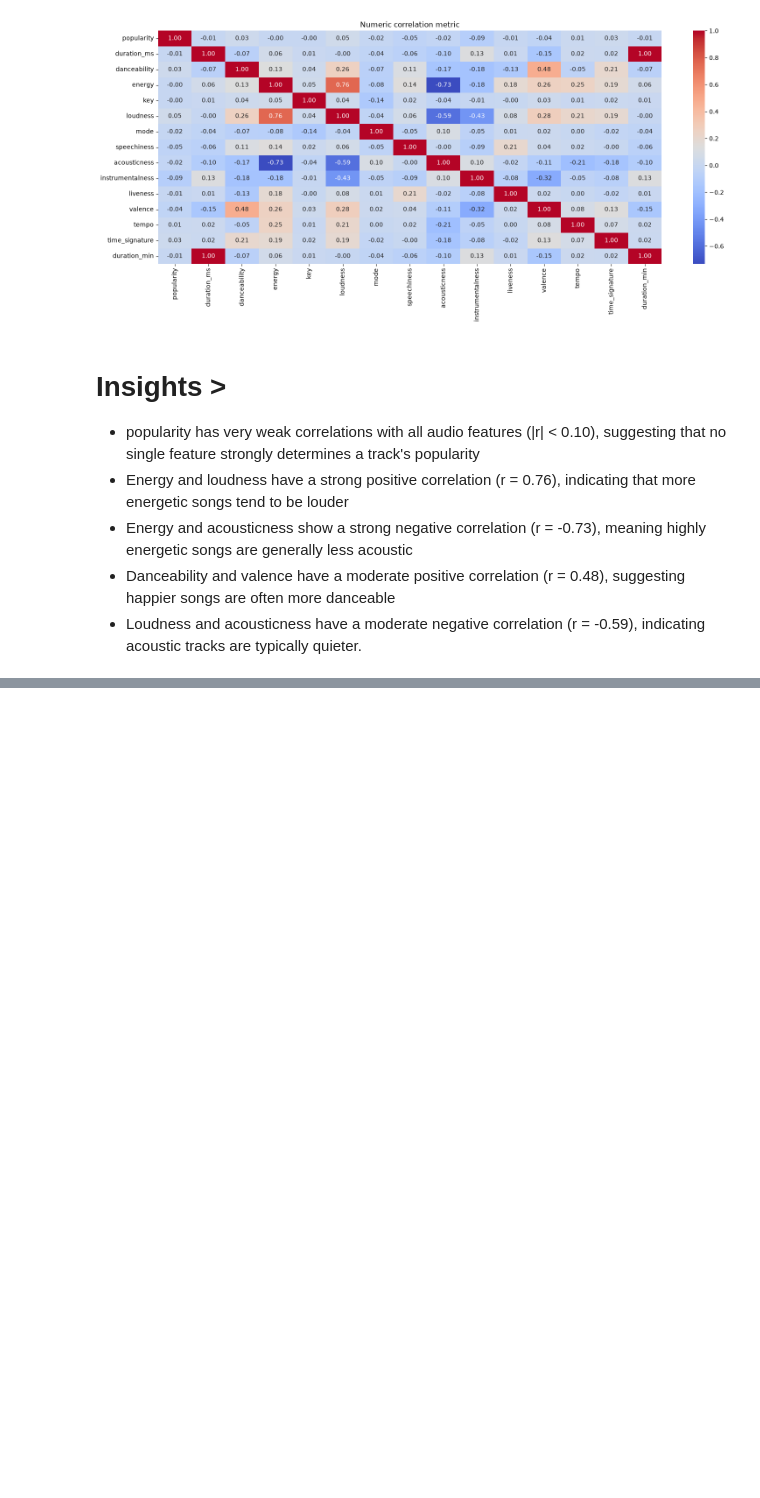
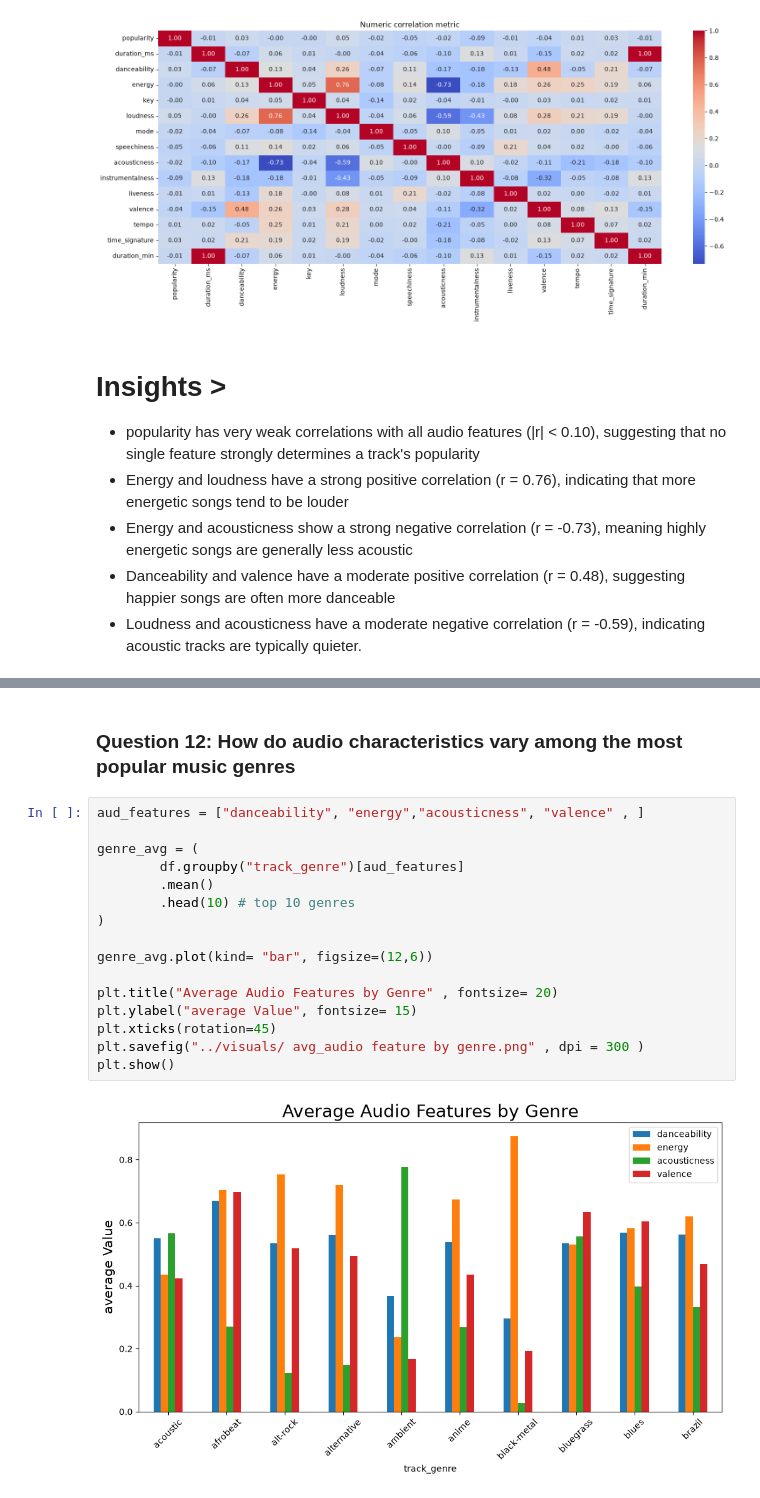
Before and after one commit to Krishna-Git4567/spotify-mood-genre-analysis, a Jupyter notebook: notebooks/02_EDA.ipynb, the cells around one changed output, grey strips where cells are left out. Saved outputs shown, nothing was run; the diff lists cells and outputs as text; blank space fills up the shorter version.

Commit message:
feat: complete EDA, add genre visualizations, and remove track_id

```diff
--- a/notebooks/02_EDA.ipynb
+++ b/notebooks/02_EDA.ipynb
@@ -234,0 +216,20 @@ df.head()
+# %% [markdown]
+### Question 12: How do audio characteristics vary among the most popular music genres
+# %%
+aud_features = ["danceability", "energy","acousticness", "valence" , ]
+
+genre_avg = (
+        df.groupby("track_genre")[aud_features]
+        .mean()
+        .head(10) # top 10 genres
+)
+
+genre_avg.plot(kind= "bar", figsize=(12,6))
+
+plt.title("Average Audio Features by Genre" , fontsize= 20)
+plt.ylabel("average Value", fontsize= 15)
+plt.xticks(rotation=45)
+plt.savefig("../visuals/ avg_audio feature by genre.png" , dpi = 300 )
+plt.show()
+# %% [output]
+[figure, added]
```
Also changed, not shown: parts of 10 cells of this notebook, 4 other files.
